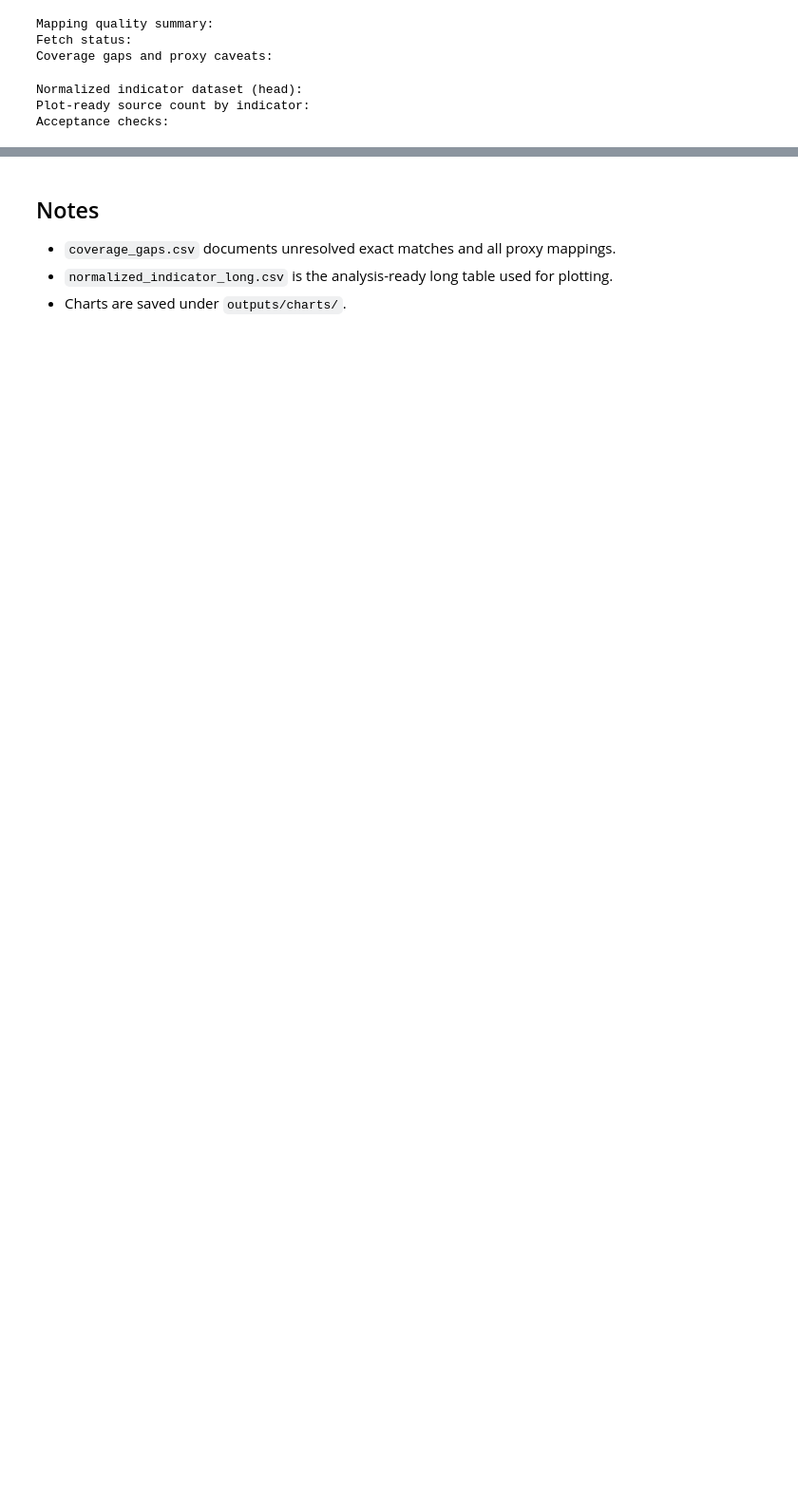
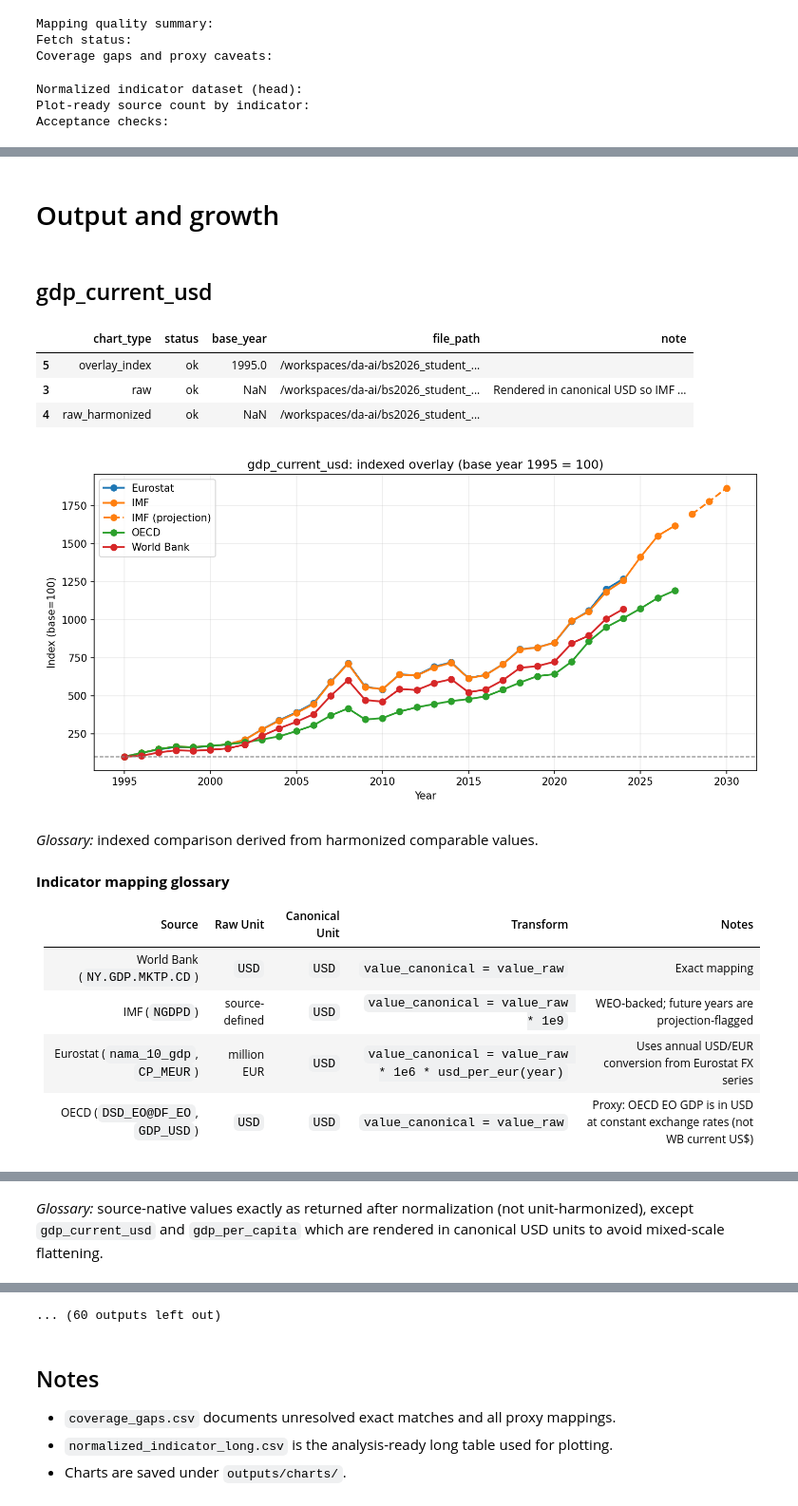
Before and after one commit to tuturis/bs2026_student_projects, a Jupyter notebook: Arturas_Sotnicenko/Macroeconomic_timeseries.ipynb, the cells around one changed output, grey strips where cells are left out. Shown at 95% size. Saved outputs shown, nothing was run; the diff lists cells and outputs as text; code cells hidden in the pictures; blank space fills up the shorter version.

```diff
--- a/Arturas_Sotnicenko/Macroeconomic_timeseries.ipynb
+++ b/Arturas_Sotnicenko/Macroeconomic_timeseries.ipynb
@@ -150,3 +161,30 @@ print('Acceptance checks:')
 Normalized indicator dataset (head):
 Plot-ready source count by indicator:
 Acceptance checks:
+# %%
+indicator_groups = {
+    'Output and growth': [
+        'gdp_current_usd',
+        'gdp_per_capita',
+    ],
+    'Labor market': [
+        'unemployment_rate',
+    ],
+    'Inflation and prices': [
+        'inflation_cpi_yoy',
+    ],
+    'Monetary conditions and interest rates': [
+        'lending_interest_rate',
+    ],
+    'Fiscal indicators': [],
+    'External sector indicators': [
+        'trade_balance_pct_gdp',
+        'exchange_rate_lcu_per_usd',
+    ],
+    'Confidence and surveys': [],
+}
+
+available_ids = indicator_index['indicator_id'].tolist()
+available_set = set(available_ids)
+grouped_ids = []
+print(available_ids)
@@ -153,5 +193,5 @@ Acceptance checks:
 # %%
-for indicator_id in indicator_index['indicator_id'].tolist():
+def _render_indicator(indicator_id: str) -> None:
     display(Markdown(f'## {indicator_id}'))
     manifest_rows = chart_manifest[chart_manifest['indicator_id'] == indicator_id].sort_values('chart_type')
     display(manifest_rows[['chart_type', 'status', 'base_year', 'file_path', 'note']])
@@ -162,7 +202,7 @@ for indicator_id in indicator_index['indicator_id'].tolist():
             continue
 
         chart_type = str(chart_row['chart_type'])
-        display(Markdown(f"**{chart_type}**"))
+        # display(Markdown(f"**{chart_type}**"))
         display(Image(filename=chart_row['file_path']))
 
         chart_note = chart_type_glossary.get(chart_type)
@@ -199,0 +217,29 @@ _Glossary:_ canonical-unit values for comparable cross-source analysis.
+# %%
+for group_name, indicator_ids in indicator_groups.items():
+    display(Markdown(f'# {group_name}'))
+    present_ids = [indicator_id for indicator_id in indicator_ids if indicator_id in available_set]
+
+    if not present_ids:
+        display(Markdown('_No indicators mapped in current pipeline output._'))
+        continue
+
+    for indicator_id in present_ids:
+        grouped_ids.append(indicator_id)
+        _render_indicator(indicator_id)
+# %% [output]
+# Output and growth
+## gdp_current_usd
+|  | chart_type | status | base_year | file_path | note |
+| 5 | overlay_index | ok | 1995.0 | /workspaces/da-ai/bs2026_student_... |  |
+| 3 | raw | ok | NaN | /workspaces/da-ai/bs2026_student_... | Rendered in canonical USD so IMF ... |
+| 4 | raw_harmonized | ok | NaN | /workspaces/da-ai/bs2026_student_... |  |
+[figure, added]
+_Glossary:_ indexed comparison derived from harmonized comparable values.
+**Indicator mapping glossary**
+
+| Source | Raw Unit | Canonical Unit | Transform | Notes |
+|---|---|---|---|---|
+| World Bank (`NY.GDP.MKTP.CD`) | `USD` | `USD` | `value_canonical = value_raw` | Exact mapping |
+| IMF (`NGDPD`) | source-defined | `USD` | `value_canonical = value_raw * 1e9` | WEO-backed; future years are projection-flagged |
+| Eurostat (`nama_10_gdp`, `CP_MEUR`) | million EUR | `USD` | `value_canonical = value_raw * 1e6 * usd_per_eur(year)` | Uses annual USD/EUR conversion from Eurostat FX series |
+| OECD (`DSD_EO@DF_EO`, `GDP_USD`) | `USD` | `USD` | `value_canonical = value_raw` | Proxy: OECD EO GDP is in USD at constant exchange rates (not WB current US$) |
@@ -199,0 +247 @@ _Glossary:_ canonical-unit values for comparable cross-source analysis.
+_Glossary:_ source-native values exactly as returned after normalization (not unit-harmonized), except `gdp_current_usd` and `gdp_per_capita` which are rendered in canonical USD units to avoid mixed-scale flattening.
@@ -199,0 +255 @@ _Glossary:_ canonical-unit values for comparable cross-source analysis.
+... (60 outputs left out)
```
Also changed, not shown: parts of 11 cells of this notebook.
